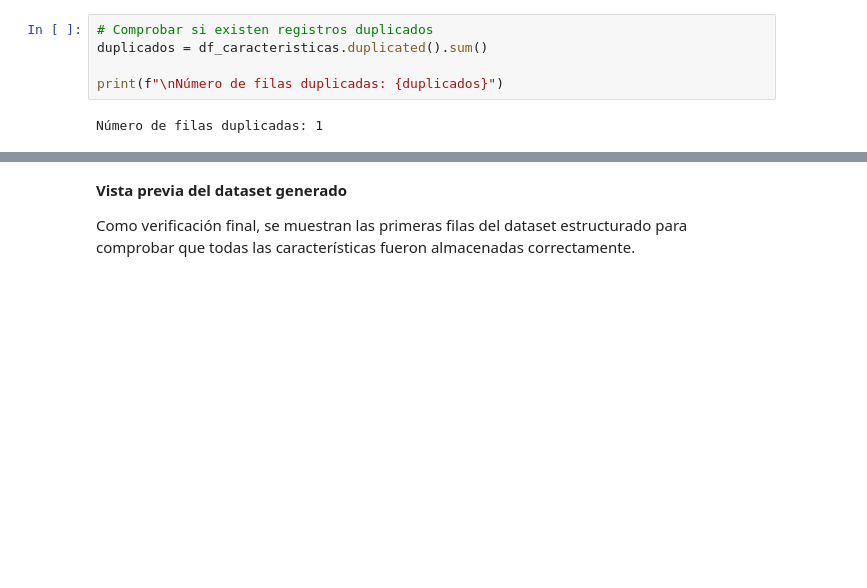
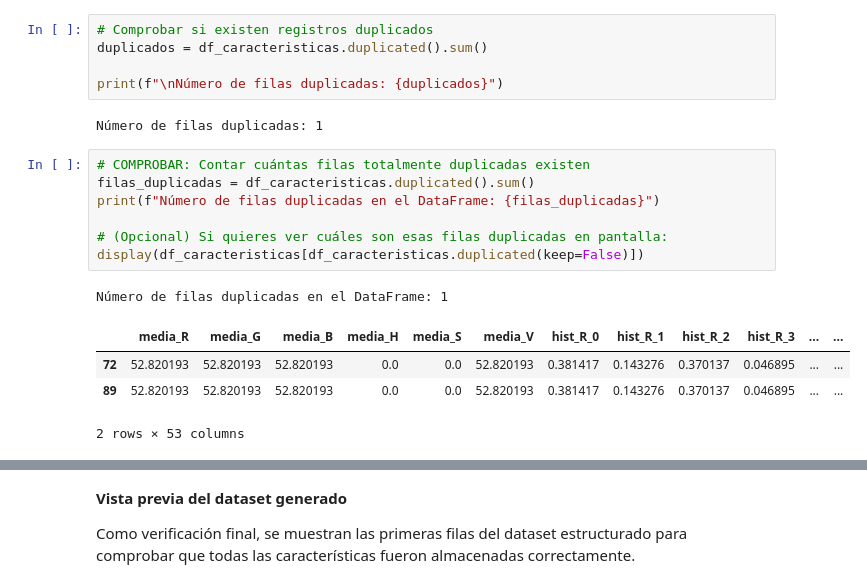
Before and after one commit to Alelop-Itu/TUMORES-CEREBRALES, a Jupyter notebook: Tumores cerebrales.ipynb, the cells around one changed output, grey strips where cells are left out. Cells and saved outputs as stored; diff of their text form; blank space fills up the shorter version.

```diff
--- a/Tumores cerebrales.ipynb
+++ b/Tumores cerebrales.ipynb
@@ -1316,3 +1394,16 @@ duplicados = df_caracteristicas.duplicated().sum()
 print(f"\nNúmero de filas duplicadas: {duplicados}")
 # %% [output]
 Número de filas duplicadas: 1
+# %%
+# COMPROBAR: Contar cuántas filas totalmente duplicadas existen
+filas_duplicadas = df_caracteristicas.duplicated().sum()
+print(f"Número de filas duplicadas en el DataFrame: {filas_duplicadas}")
+
+# (Opcional) Si quieres ver cuáles son esas filas duplicadas en pantalla:
+display(df_caracteristicas[df_caracteristicas.duplicated(keep=False)])
+# %% [output]
+Número de filas duplicadas en el DataFrame: 1
+|  | media_R | media_G | media_B | media_H | media_S | media_V | hist_R_0 | hist_R_1 | hist_R_2 | hist_R_3 | ... | ... |
+| 72 | 52.820193 | 52.820193 | 52.820193 | 0.0 | 0.0 | 52.820193 | 0.381417 | 0.143276 | 0.370137 | 0.046895 | ... | ... |
+| 89 | 52.820193 | 52.820193 | 52.820193 | 0.0 | 0.0 | 52.820193 | 0.381417 | 0.143276 | 0.370137 | 0.046895 | ... | ... |
+2 rows × 53 columns
```
Also changed, not shown: parts of 12 cells of this notebook.
